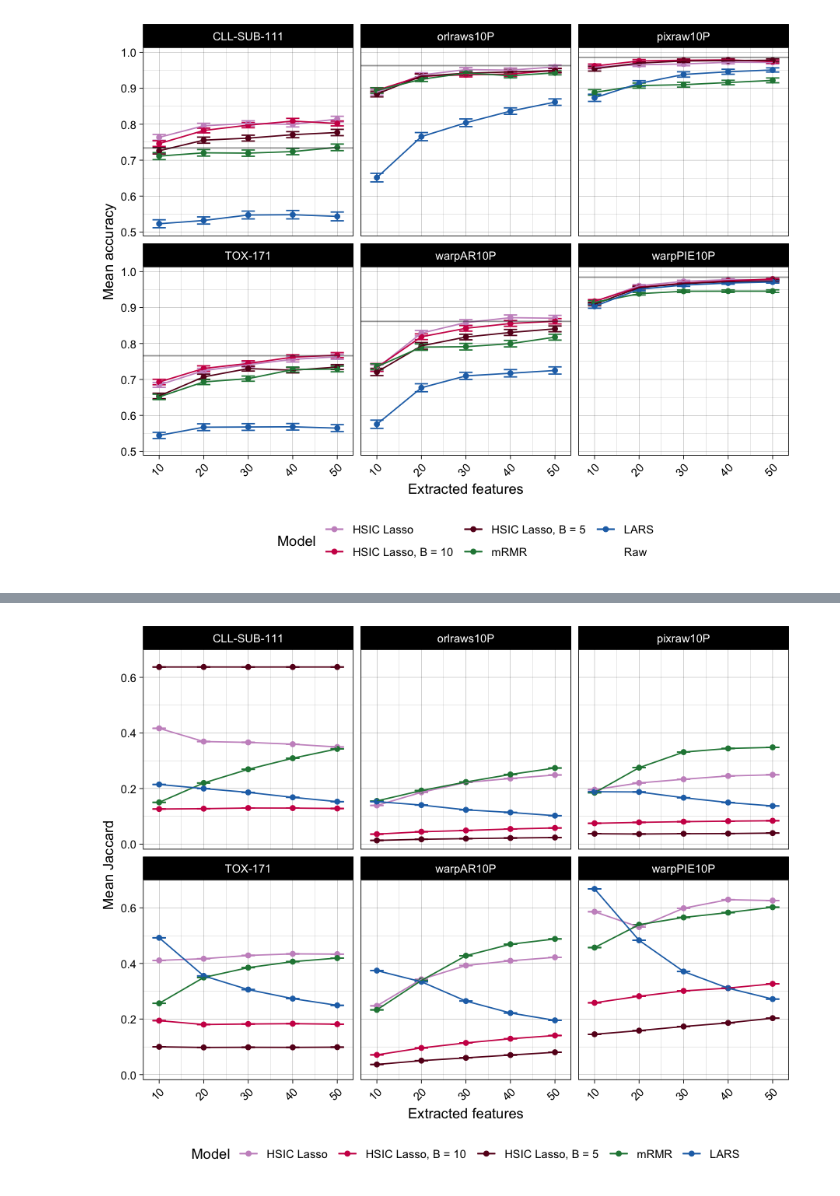
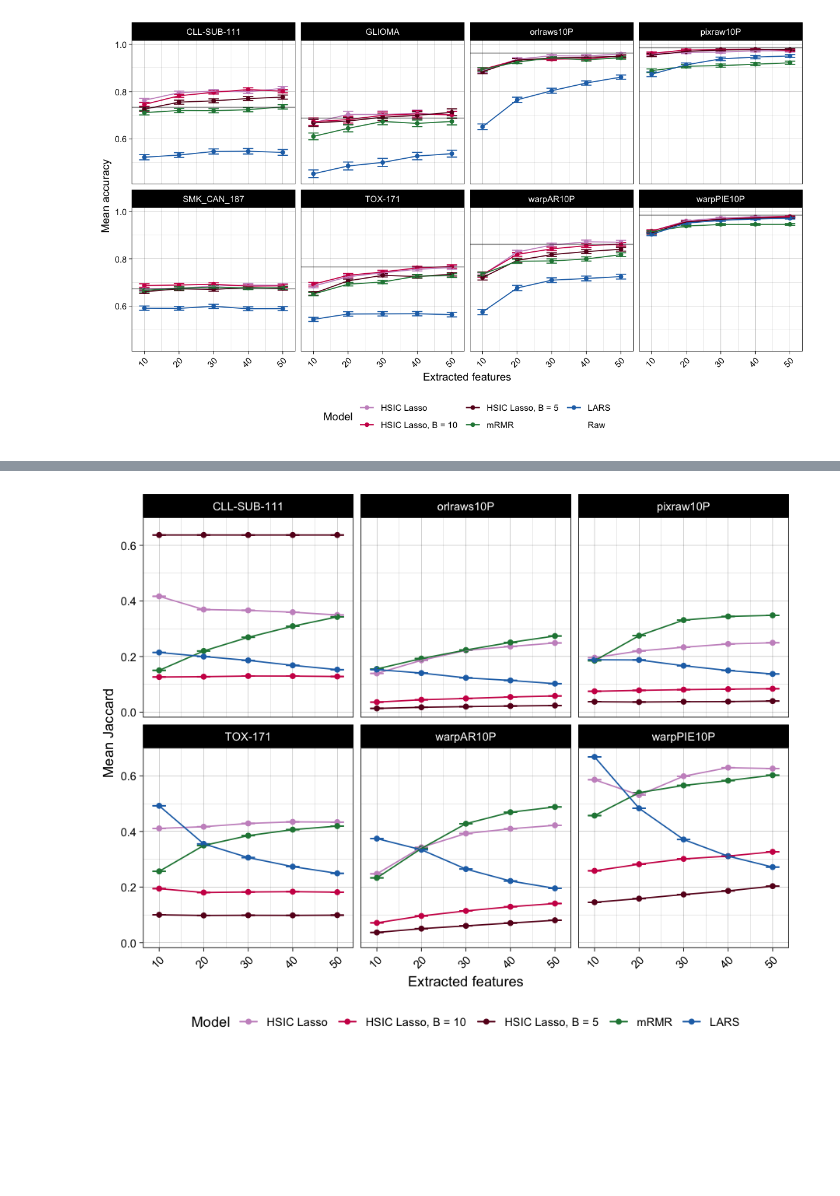
Before and after one commit to hclimente/nori, a Jupyter notebook: doc/benchmark_real.ipynb, the cells around one changed output, grey strips where cells are left out. Cells and saved outputs as stored; diff of their text form; code cells hidden in the pictures; blank space fills up the shorter version.

Commit message:
updated figures with new microarrays

```diff
--- a/doc/benchmark_real.ipynb
+++ b/doc/benchmark_real.ipynb
@@ -56,12 +56,14 @@ warpAR10P <- summarize_benchmark('../results/asu/warpAR10P_prediction.tsv')
 orlraws10P <- summarize_benchmark('../results/asu/orlraws10P_prediction.tsv')
 warpPIE10P <- summarize_benchmark('../results/asu/warpPIE10P_prediction.tsv')
 tox171 <- summarize_benchmark('../results/asu/TOX-171_prediction.tsv')
+glioma <- summarize_benchmark('../results/asu/GLIOMA_prediction.tsv')
+smkcan187 <- summarize_benchmark('../results/asu/SMK_CAN_187_prediction.tsv')
 
-predictions <- bind_rows(CLLSUB111, pixraw10P, warpAR10P,
-                         orlraws10P, warpPIE10P, tox171) %>%
+predictions <- bind_rows(warpPIE10P, pixraw10P, warpAR10P, orlraws10P,
+                         CLLSUB111, tox171, glioma, smkcan187) %>%
     mutate(model = factor(model, levels = methods))
 
-options(repr.plot.width=7.5, repr.plot.height=6)
+options(repr.plot.width=10, repr.plot.height=6)
 predictions %>%
     ggplot(aes(x = selected, y = accuracy, color = model)) +
         geom_errorbar(aes(ymin = accuracy - sem, ymax = accuracy + sem), width = 3) +
@@ -73,6 +75,6 @@ predictions %>%
               axis.text.x = element_text(angle = 45, hjust = 1)) +
         labs(x = 'Extracted features', y = 'Mean accuracy', color = 'Model') +
         scale_color_manual(values = palette) +
-        facet_wrap(~label)
+        facet_wrap(~label, nrow = 2)
 # %% [output]
 Warning message:
@@ -82,4 +84,4 @@ Warning message:
-[figure, old version]
+[figure, new version]
 # %%
 read_benchmark <- function(x) {
 
```
Also changed, not shown: parts of 4 cells of this notebook, 8 other files.
